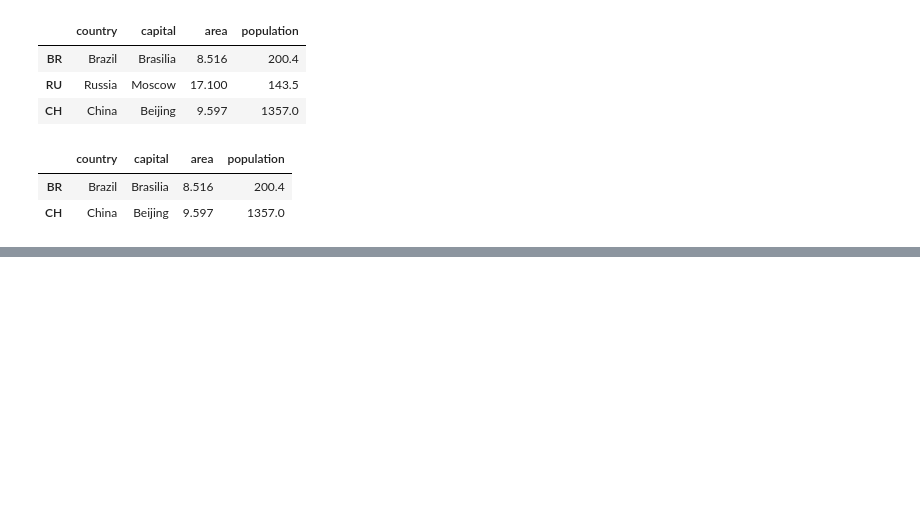
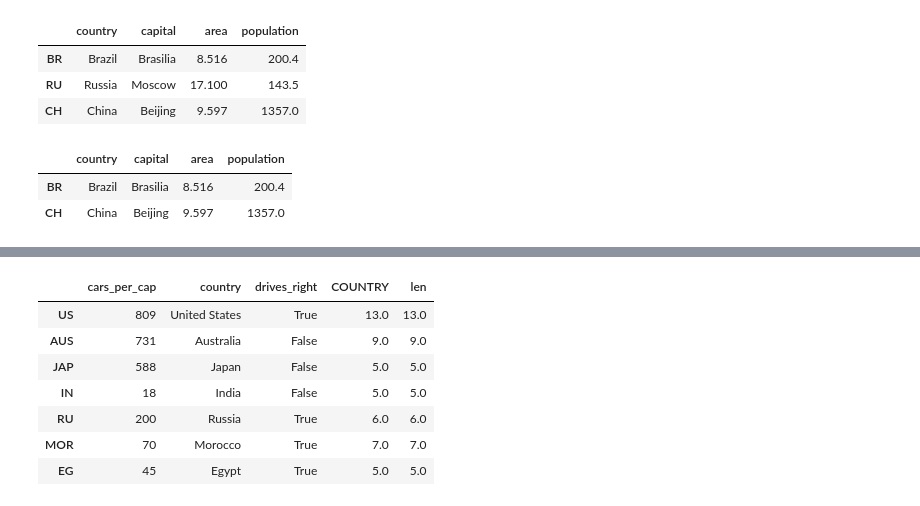
Before and after one commit to joaocarvoli/Data-Science, a Jupyter notebook: notions-and-questions/1-python.ipynb, the cells around one changed output, grey strips where cells are left out. Drawn from its saved outputs; the diff is of its cells as text; code cells hidden in the pictures; blank space fills up the shorter version.

Commit message:
manipulating series data frame

```diff
--- a/notions-and-questions/1-python.ipynb
+++ b/notions-and-questions/1-python.ipynb
@@ -321,0 +423,2 @@ brics_csv[area2]
+# %%
+cars = pd.read_csv('/media/joaocarvoli/hd/my-data-sets/data-camp/cars', index_col = 0)
@@ -321,0 +436,5 @@ brics_csv[area2]
+# %%
+for lab, row in cars.iterrows() :
+    print(lab)
+    print(row)
+    print('\n')
@@ -321,0 +459,3 @@ brics_csv[area2]
+# %%
+for lab,row in cars.iterrows():
+    print('{}: {}'.format(lab,row['cars_per_cap']))
@@ -321,0 +470,14 @@ brics_csv[area2]
+# %%
+for lab, row in cars.iterrows() :
+    cars.loc[lab, "len"] = len(row["country"])
+# %%
+cars
+# %% [output]
+|  | cars_per_cap | country | drives_right | COUNTRY | len |
+| US | 809 | United States | True | 13.0 | 13.0 |
+| AUS | 731 | Australia | False | 9.0 | 9.0 |
+| JAP | 588 | Japan | False | 5.0 | 5.0 |
+| IN | 18 | India | False | 5.0 | 5.0 |
+| RU | 200 | Russia | True | 6.0 | 6.0 |
+| MOR | 70 | Morocco | True | 7.0 | 7.0 |
+| EG | 45 | Egypt | True | 5.0 | 5.0 |
```
Also changed, not shown: parts of 16 cells of this notebook.
